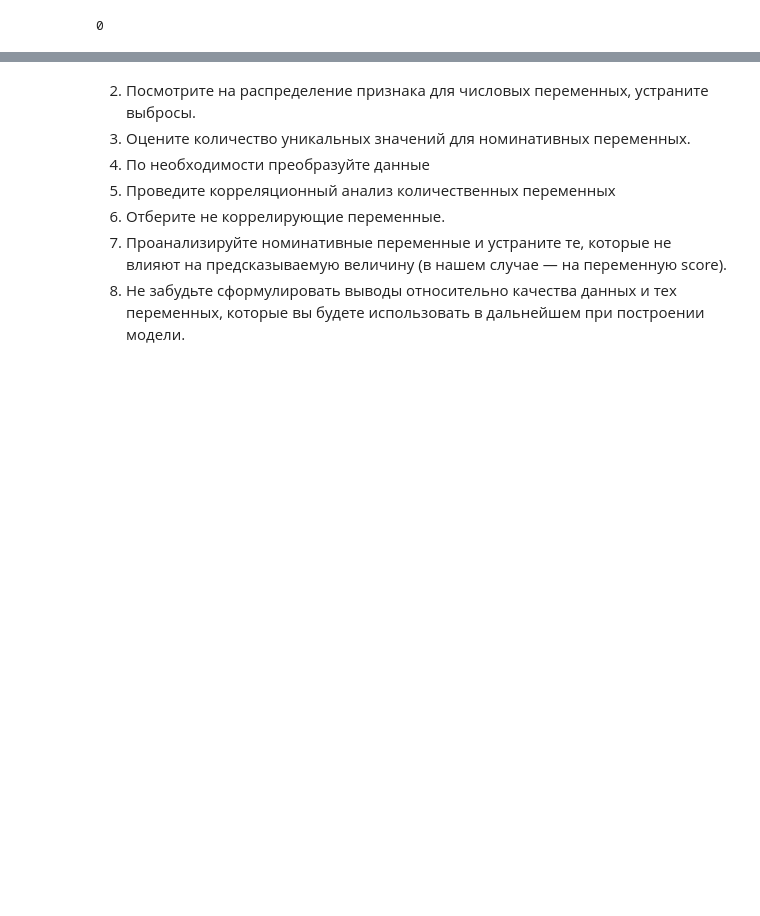
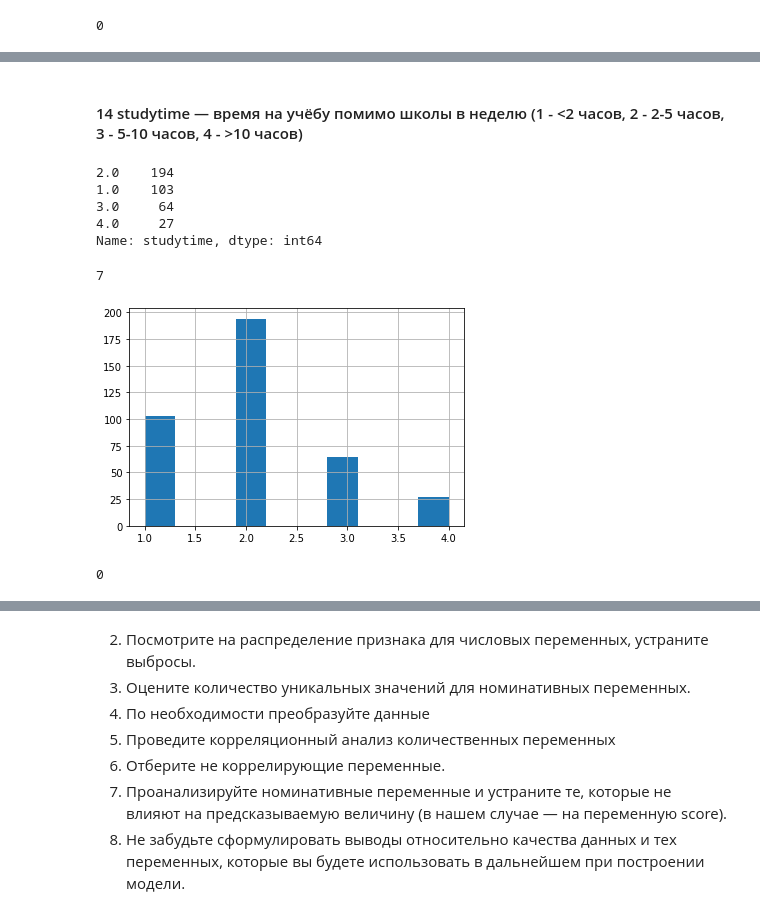
Before and after one commit to obkiselev/SF, a Jupyter notebook: real_DS-05_EDA/homework/stud_math.ipynb, the cells around one changed output, grey strips where cells are left out. Saved outputs shown, nothing was run; the diff lists cells and outputs as text; code cells hidden in the pictures; blank space fills up the shorter version.

```diff
--- a/real_DS-05_EDA/homework/stud_math.ipynb
+++ b/real_DS-05_EDA/homework/stud_math.ipynb
@@ -641,0 +789,9 @@ stud.Fjob.isnull().sum()
+# %%
+traveltime_null_GP_idx = stud.loc[(stud.traveltime.isnull()) & (stud.school == 'GP')].index
+stud.loc[traveltime_null_GP_idx, 'traveltime'] = 1.0
+
+traveltime_null_MS_idx = stud.loc[(stud.traveltime.isnull()) & (stud.school == 'MS')].index
+stud.loc[traveltime_null_MS_idx, 'traveltime'] = 2.0
+
+# Проверка после замены
+stud.traveltime.isnull().sum()
@@ -641,0 +805,22 @@ stud.Fjob.isnull().sum()
+# %% [markdown]
+#### 14 studytime — время на учёбу помимо школы в неделю (1 - <2 часов, 2 - 2-5 часов, 3 - 5-10 часов, 4 - >10 часов)
+# %%
+stud.studytime.hist();
+print(stud.studytime.value_counts())
+stud.studytime.isnull().sum()
+# %% [output]
+2.0    194
+1.0    103
+3.0     64
+4.0     27
+Name: studytime, dtype: int64
+7
+[figure, added]
+# %%
+studytime_null_idx = stud.loc[(stud.studytime.isnull())].index
+stud.loc[studytime_null_idx, 'studytime'] = 2.0
+
+# Проверка после замены
+stud.studytime.isnull().sum()
+# %% [output]
+0
```
Also changed, not shown: parts of 129 cells of this notebook, 1 other file.
